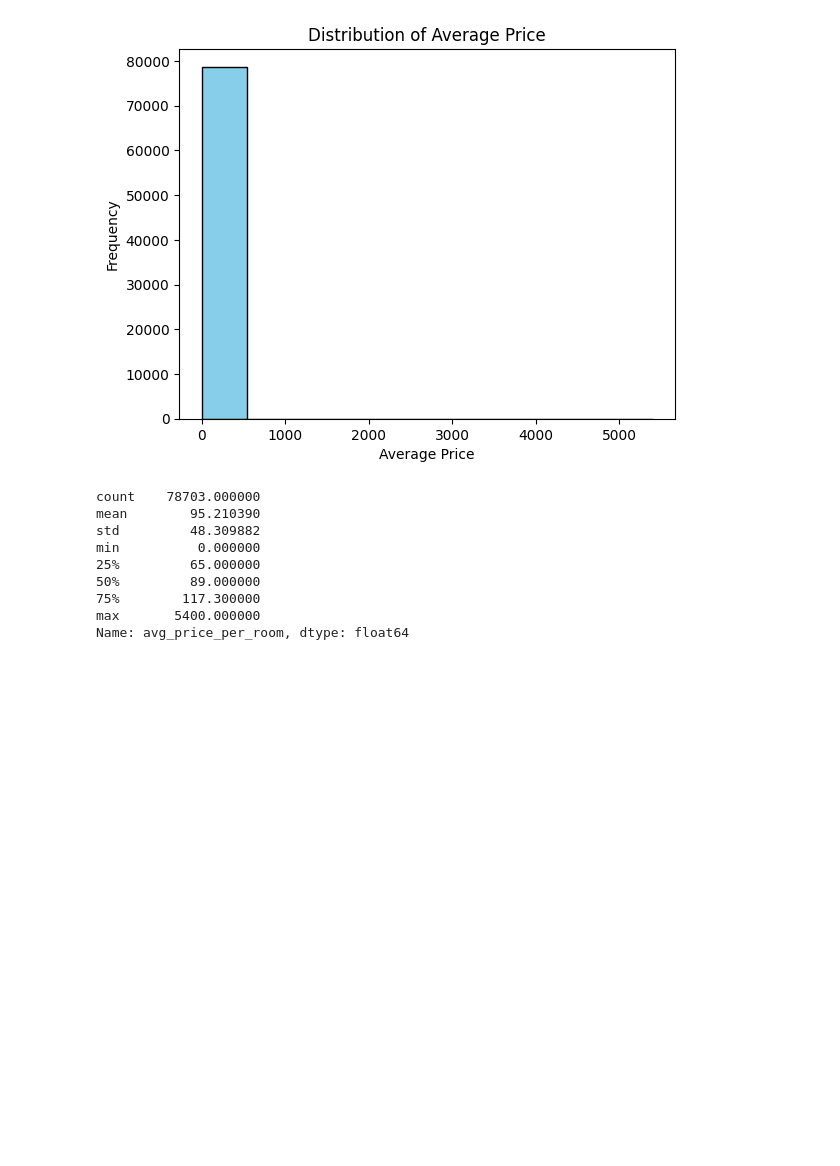
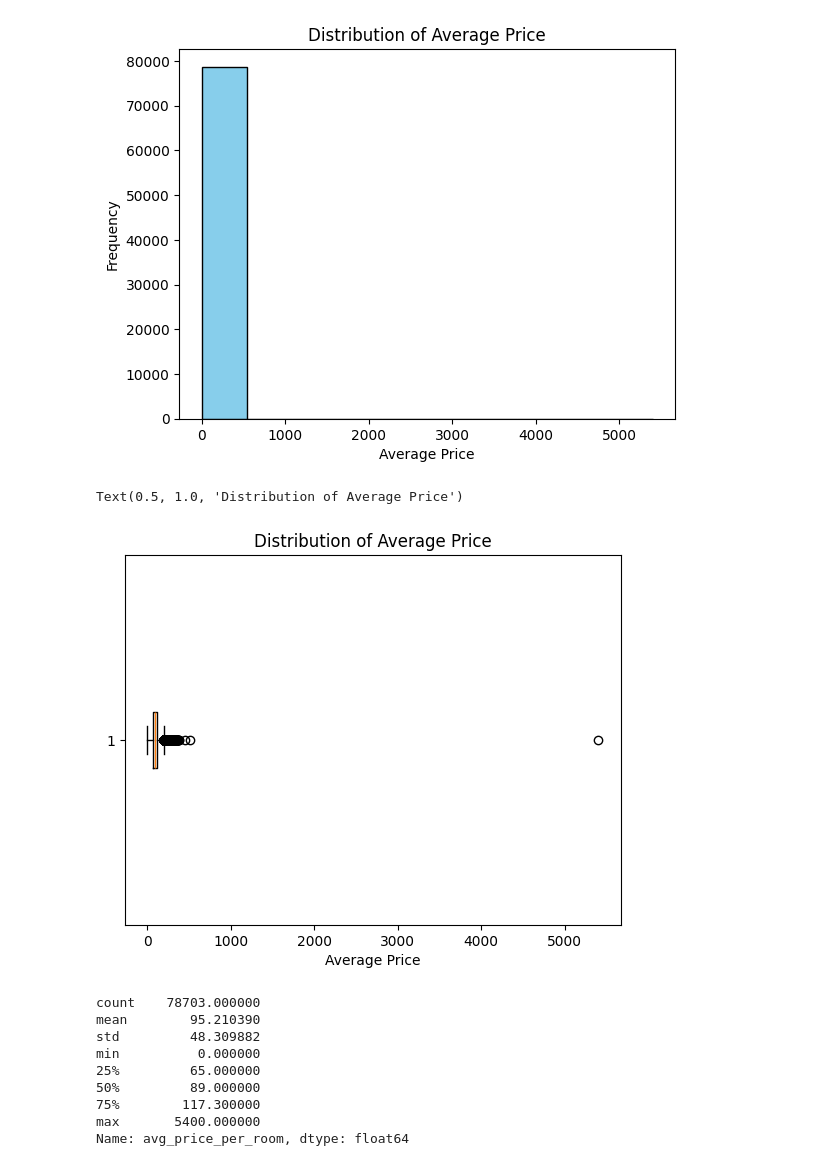
Before and after one commit to achen409/cs236-project, a Jupyter notebook: hotel_booking_cleaning.ipynb, the cells around one changed output. Saved outputs shown, nothing was run; the diff lists cells and outputs as text; code cells hidden in the pictures; blank space fills up the shorter version.

Commit message:
comments + reasonings for plots

```diff
--- a/hotel_booking_cleaning.ipynb
+++ b/hotel_booking_cleaning.ipynb
@@ -330,4 +352,12 @@ plt.title("Distribution of Average Price")
 plt.show()
 # %% [output]
 [figure]
+# %%
+# boxplot of price
+plt.boxplot(hotel_pd["avg_price_per_room"], vert=False)
+plt.xlabel("Average Price")
+plt.title("Distribution of Average Price")
+# %% [output]
+Text(0.5, 1.0, 'Distribution of Average Price')
+[figure, added]
 # %%
```
Also changed, not shown: parts of 25 cells of this notebook.
